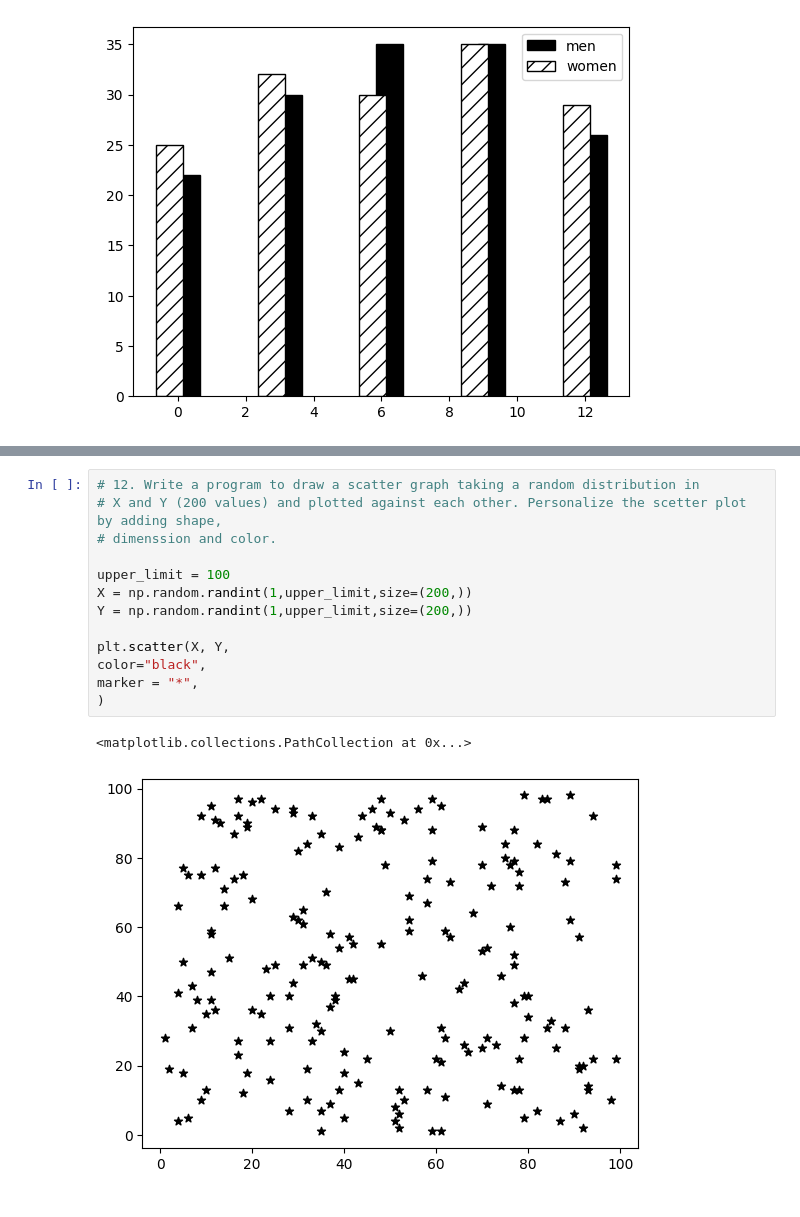
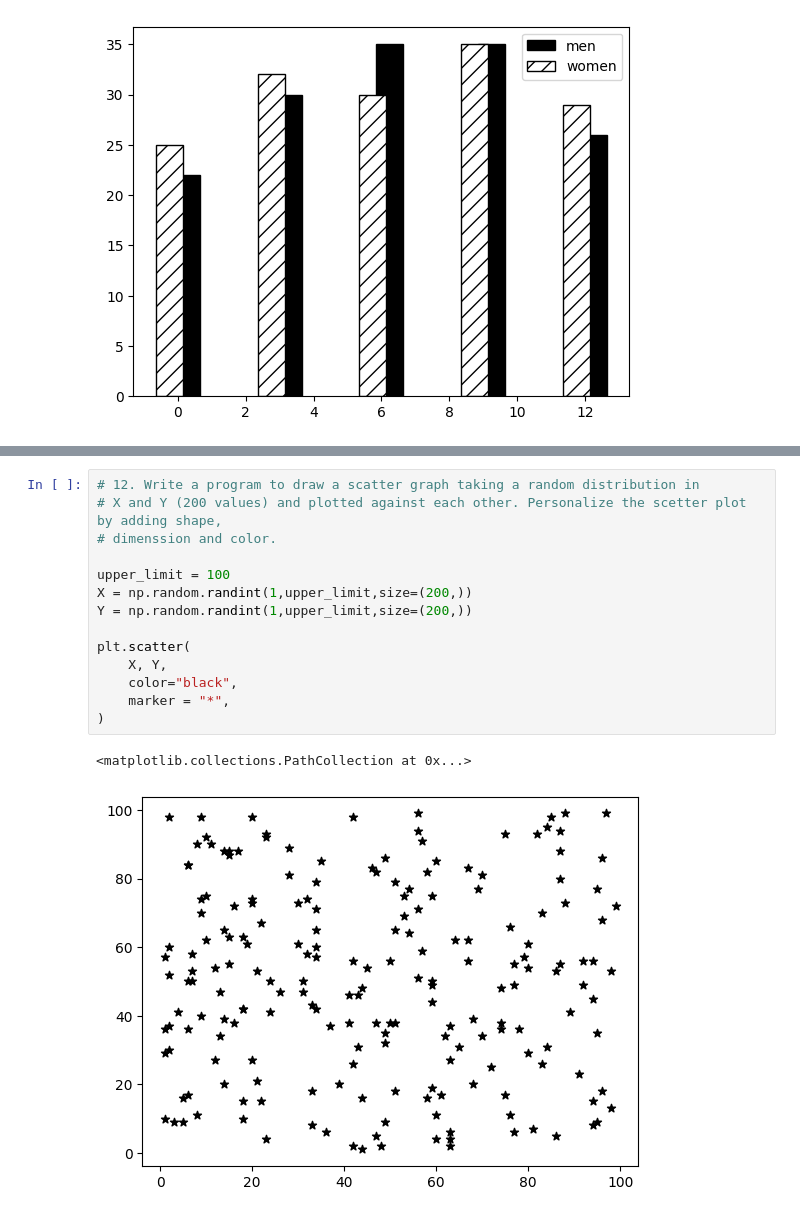
Before and after one commit to Dime98/smartdata-internship, a Jupyter notebook: task5/task5.ipynb, the cells around one changed output, grey strips where cells are left out. Drawn from its saved outputs; the diff is of its cells as text.

```diff
--- a/task5/task5.ipynb
+++ b/task5/task5.ipynb
@@ -318,18 +294,19 @@ plt.pie(df["gold_medal"],
 # %%
 # 12. Write a program to draw a scatter graph taking a random distribution in
 # X and Y (200 values) and plotted against each other. Personalize the scetter plot by adding shape,
 # dimenssion and color.
 
 upper_limit = 100
 X = np.random.randint(1,upper_limit,size=(200,))
 Y = np.random.randint(1,upper_limit,size=(200,))
 
-plt.scatter(X, Y,
-color="black",
-marker = "*",
+plt.scatter(
+    X, Y,
+    color="black",
+    marker = "*",
 )
 # %% [output]
 <matplotlib.collections.PathCollection at 0x...>
-[figure, old version]
+[figure, new version]
 # %%
 # 13. Write a program to represent the Poisson Probability for n values of X in range [0; 100].
```
Also changed, not shown: parts of 13 cells of this notebook, 2 other files.
